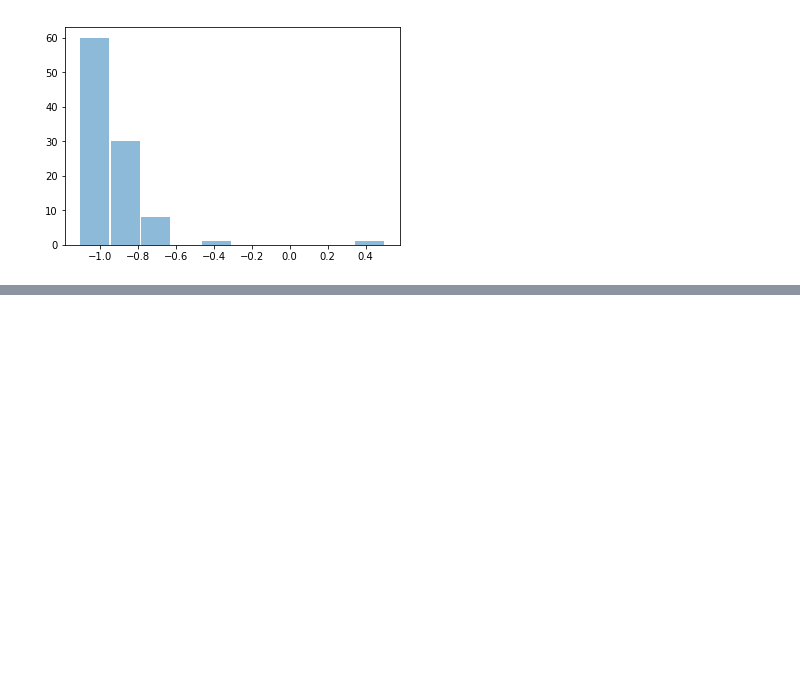
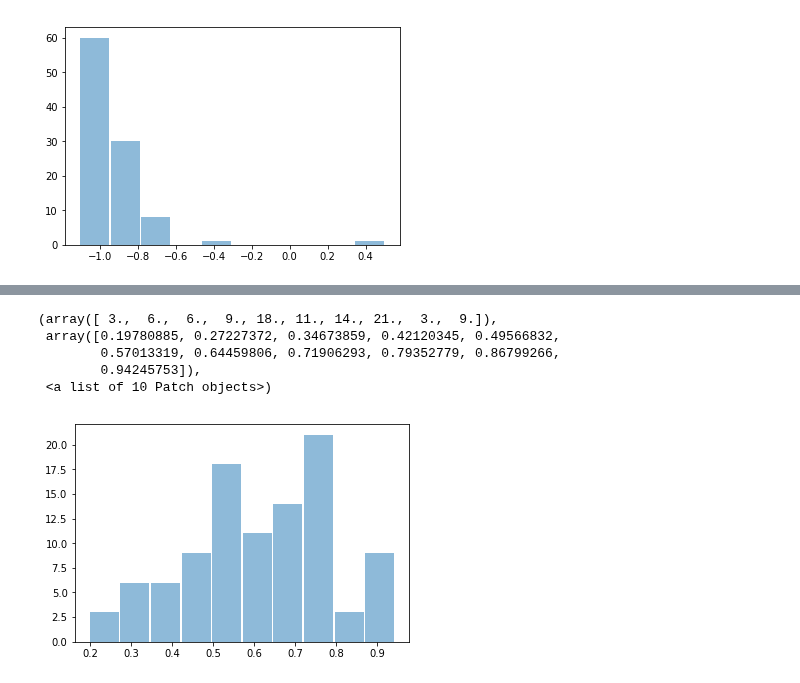
Before and after one commit to maddybartlett/NEN001, a Jupyter notebook: Plots.ipynb, the cells around one changed output, grey strips where cells are left out. Cells and saved outputs as stored; diff of their text form; code cells hidden in the pictures; blank space fills up the shorter version.

```diff
--- a/Plots.ipynb
+++ b/Plots.ipynb
@@ -854,0 +997,16 @@ plt.hist(lendim, rwidth=0.95, alpha=0.5, label='5 seconds training')
+# %%
+noplay_train = []
+for i in range(len(ntrx)):
+    a = ntrx.iloc[i].values
+    b = np.concatenate(a).ravel().tolist()
+    noplay_train.append(b)
+noplay_train = np.asarray(noplay_train)
+
+plt.hist(noplay_train, rwidth=0.95, alpha=0.5, label='80 seconds training')
+# %% [output]
+(array([ 3.,  6.,  6.,  9., 18., 11., 14., 21.,  3.,  9.]),
+ array([0.19780885, 0.27227372, 0.34673859, 0.42120345, 0.49566832,
+        0.57013319, 0.64459806, 0.71906293, 0.79352779, 0.86799266,
+        0.94245753]),
+ <a list of 10 Patch objects>)
+[figure, added]
```
Also changed, not shown: parts of 3 cells of this notebook, 1 other file.
